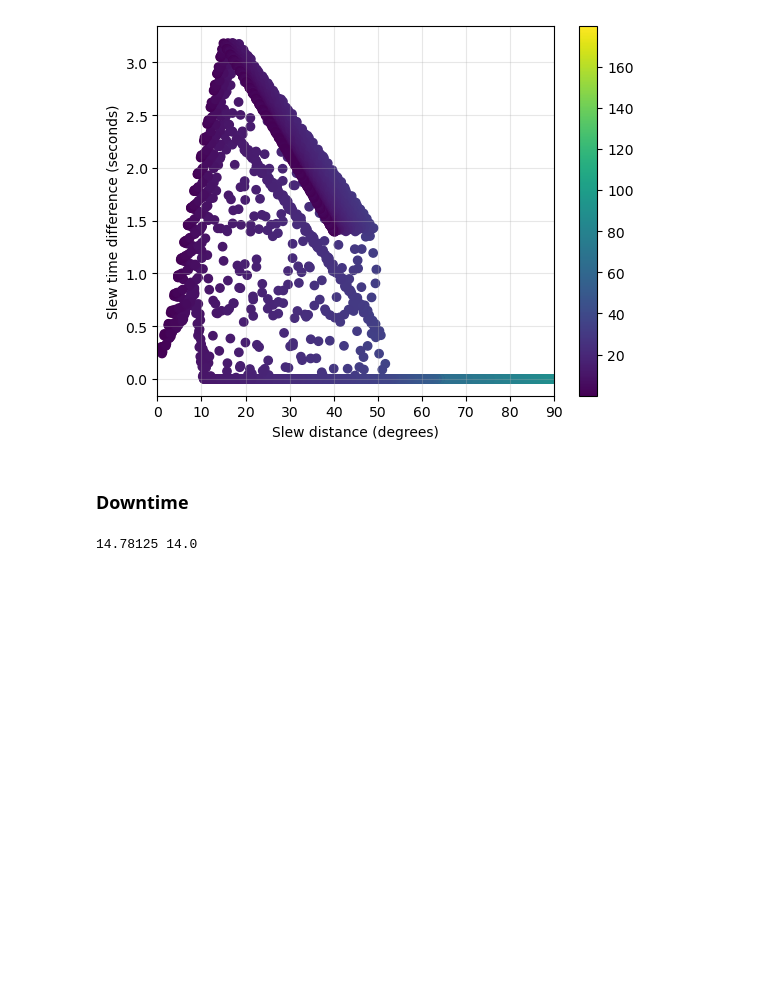
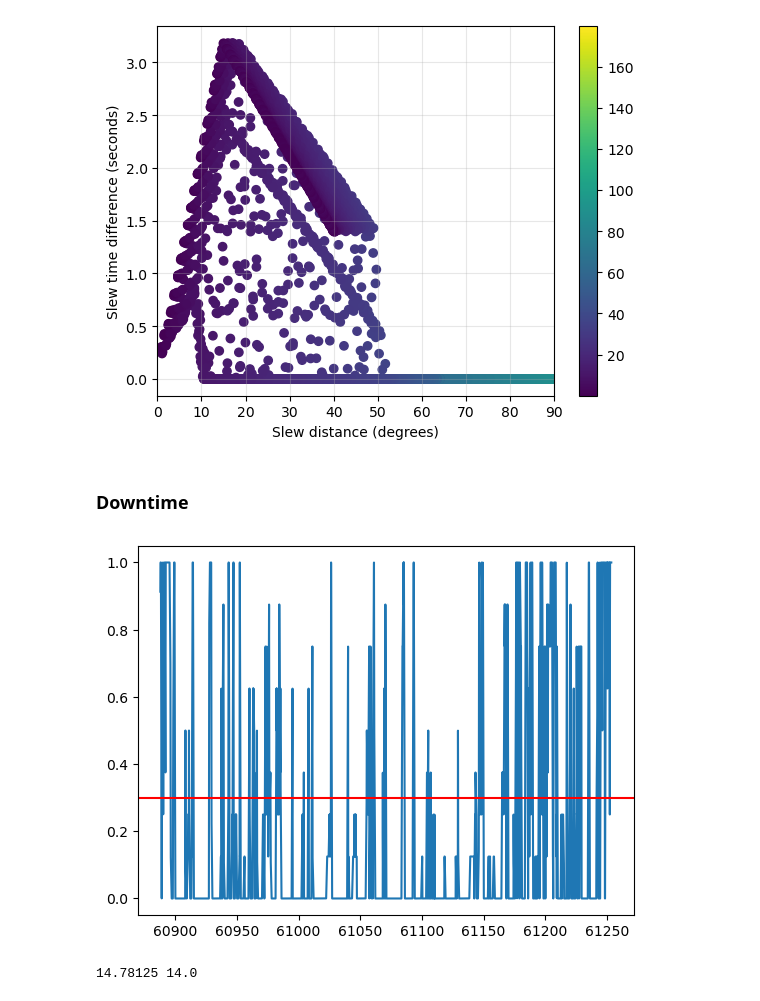
Before and after one commit to lsst-sims/sims_featureScheduler_runs3.5, a Jupyter notebook: engineering/EngineeringYear1.ipynb, the cells around one changed output. Drawn from its saved outputs; the diff is of its cells as text; code cells hidden in the pictures; blank space fills up the shorter version.

```diff
--- a/engineering/EngineeringYear1.ipynb
+++ b/engineering/EngineeringYear1.ipynb
@@ -119,6 +121,16 @@ for i, (s, r) in enumerate(zip(sunset, sunrise)):
     nn = np.where((year1 >= s) & (year1 <=r), 1, 0)
     night_mask += nn
     nights[np.where(nn>0)] = i
+# %%
+x = (year1 - cloud_data.start_time.mjd) * 24 * 60 * 60.
+cloud_cover = np.interp(x, cloud_data.cloud_dates, cloud_data.cloud_values)
+plt.plot(year1, cloud_cover)
+cloud_limit = 0.3
+plt.axhline(cloud_limit, color='r')
+
+cloud_down_mask = np.where(cloud_cover >= cloud_limit, 0, 1)
+# %% [output]
+[figure, added]
 # %%
 scheduled_downtime = sched_downtime()
 sched_down_mask = np.zeros(len(year1))
```
Also changed, not shown: parts of 6 cells of this notebook.
